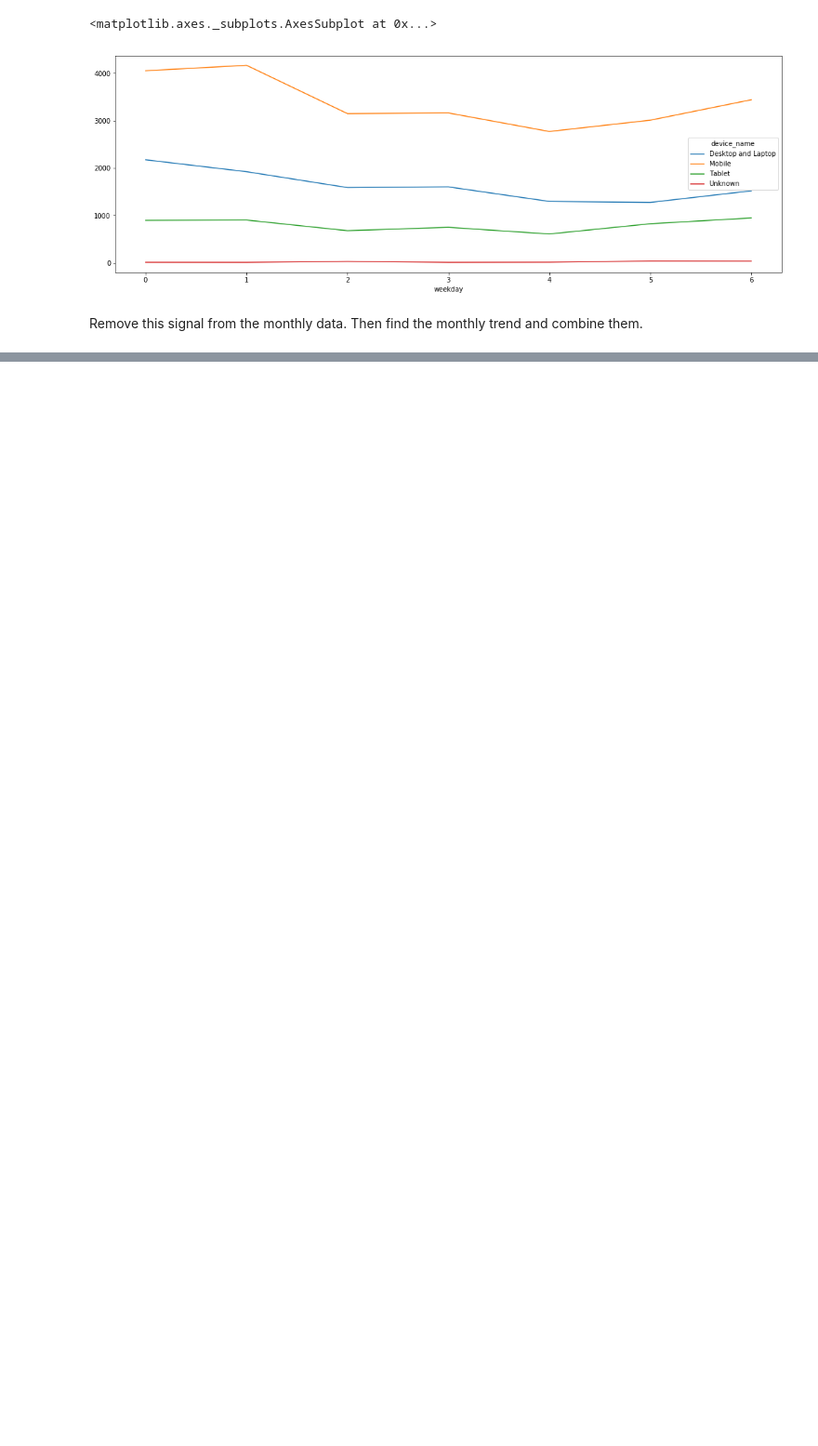
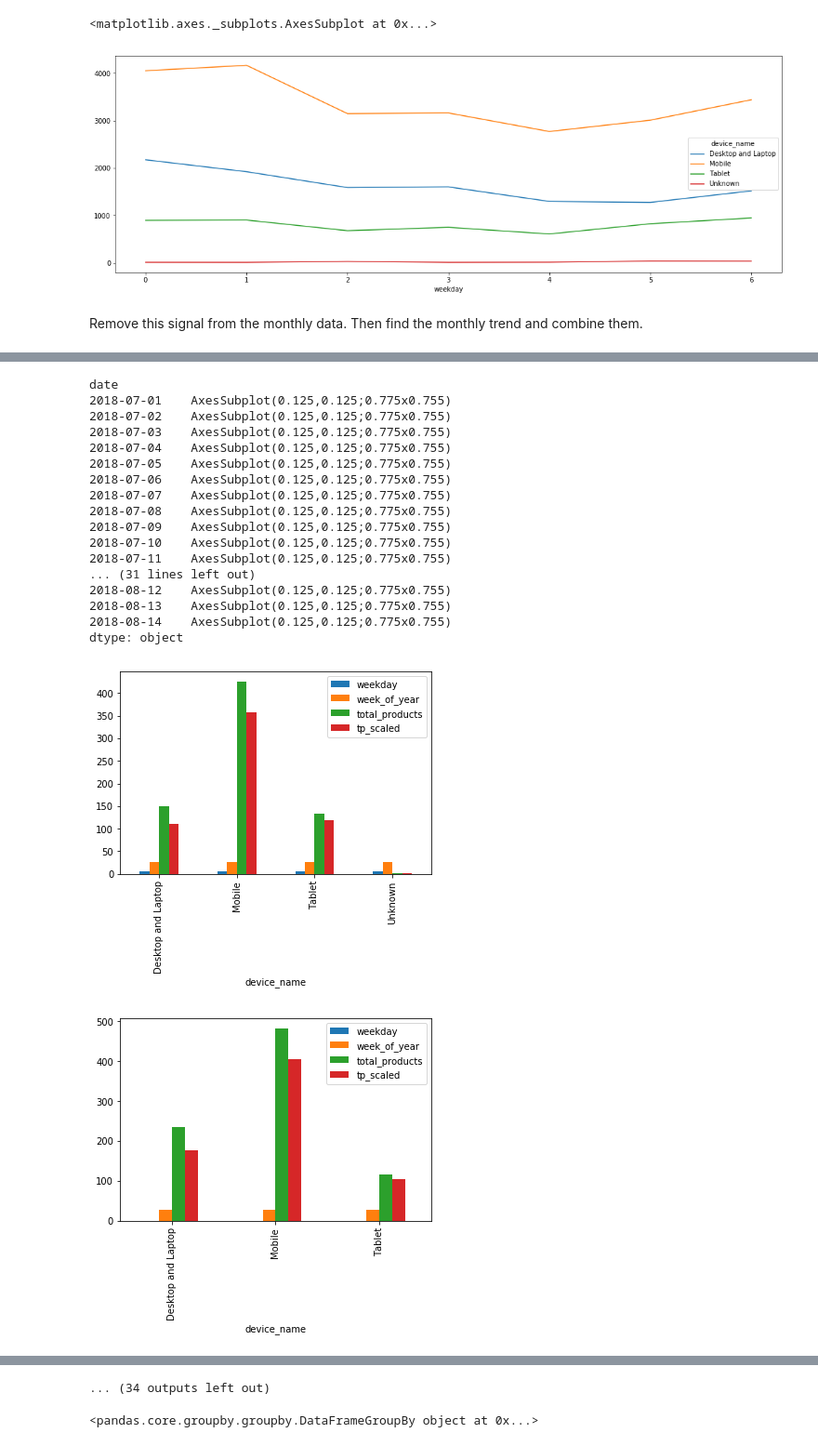
Before and after one commit to JoekingCooper/btakehometask, a Jupyter notebook: notebooks/Forecasting.ipynb, the cells around one changed output, grey strips where cells are left out. Shown at 93% size. Cells and saved outputs as stored; diff of their text form; code cells hidden in the pictures; blank space fills up the shorter version.

```diff
--- a/notebooks/Forecasting.ipynb
+++ b/notebooks/Forecasting.ipynb
@@ -53,4 +55,4 @@ We only want to do short term forecasting, the best way t do that is to presume
 
 df_e=df
 df_e['weekday']=df['date'].apply(lambda x:pd.to_datetime(x).weekday())
-device_date=df_e.groupby(by=['device_name', 'weekday']).sum()['total_products'].unstack(0)
+device_weekday=df_e.groupby(by=['device_name', 'weekday']).sum()['total_products'].unstack(0)
@@ -66,0 +108,9 @@ Remove this signal from the monthly data. Then find the monthly trend and combin
+# %%
+device_date=df.groupby(by=['device_name','date','weekday','week_of_year']).agg({'total_products': np.sum})
+device_date.reset_index(inplace=True)#level=['weekday','week_of_year']);
+# %%
+def scale_total_products(row,dwd):
+    scaler=device_weekday[row['device_name']].apply(lambda x:x/device_weekday[row['device_name']].mean())
+    return row['total_products']/scaler
+
+device_date['tp_scaled']=device_date.apply(lambda row:scale_total_products(row,device_weekday),axis=1)
@@ -66,0 +131,22 @@ Remove this signal from the monthly data. Then find the monthly trend and combin
+# %%
+device_date.groupby('date').plot(kind='bar')
+# %% [output]
+date
+2018-07-01    AxesSubplot(0.125,0.125;0.775x0.755)
+2018-07-02    AxesSubplot(0.125,0.125;0.775x0.755)
+2018-07-03    AxesSubplot(0.125,0.125;0.775x0.755)
+2018-07-04    AxesSubplot(0.125,0.125;0.775x0.755)
+2018-07-05    AxesSubplot(0.125,0.125;0.775x0.755)
+2018-07-06    AxesSubplot(0.125,0.125;0.775x0.755)
+2018-07-07    AxesSubplot(0.125,0.125;0.775x0.755)
+2018-07-08    AxesSubplot(0.125,0.125;0.775x0.755)
+2018-07-09    AxesSubplot(0.125,0.125;0.775x0.755)
+2018-07-10    AxesSubplot(0.125,0.125;0.775x0.755)
+2018-07-11    AxesSubplot(0.125,0.125;0.775x0.755)
+... (31 lines left out)
+2018-08-12    AxesSubplot(0.125,0.125;0.775x0.755)
+2018-08-13    AxesSubplot(0.125,0.125;0.775x0.755)
+2018-08-14    AxesSubplot(0.125,0.125;0.775x0.755)
+dtype: object
+[figure, added]
+[figure, added]
@@ -66,0 +162,6 @@ Remove this signal from the monthly data. Then find the monthly trend and combin
+... (34 outputs left out)
+# %%
+
+device_date.groupby(['device_name'])
+# %% [output]
+<pandas.core.groupby.groupby.DataFrameGroupBy object at 0x...>
```
Also changed, not shown: parts of 25 cells of this notebook.
